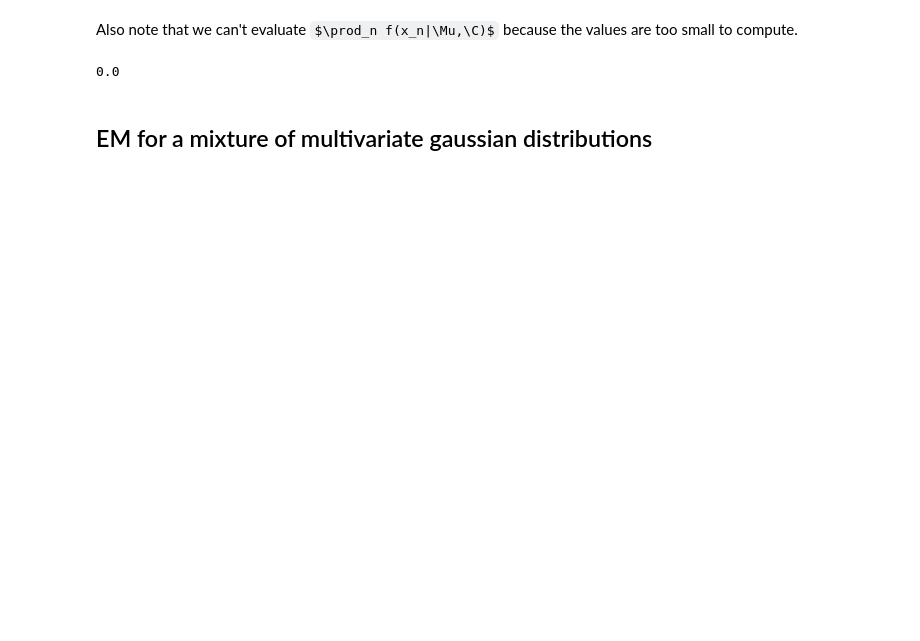
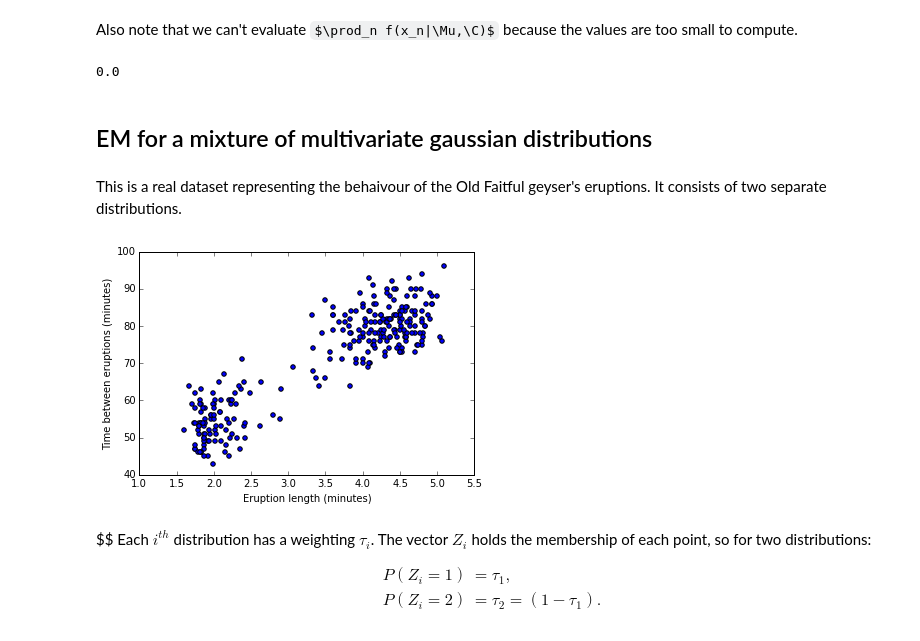
Before and after one commit to Spacerat/Jupyter-Notebooks, a Jupyter notebook: Machine Learning Notes/Expectation Maximisation.ipynb, the cells around one changed output. Drawn from its saved outputs; the diff is of its cells as text; code cells hidden in the pictures; some formulas as TeX source; blank space fills up the shorter version.

```diff
--- a/Machine Learning Notes/Expectation Maximisation.ipynb
+++ b/Machine Learning Notes/Expectation Maximisation.ipynb
@@ -154,0 +155,18 @@ print np.prod(NormalPDF(X, m, C))
+# %% [markdown]
+This is a real dataset representing the behaivour of the Old Faitful geyser's eruptions. It consists of two separate distributions.
+# %%
+X = np.array(json.load(open('oldfaithful.json')))
+plt.scatter(X[:, 0], X[:, 1])
+plt.xlabel('Eruption length (minutes)')
+plt.ylabel('Time between eruptions (minutes)')
+plt.show()
+# %% [output]
+[figure, added]
+# %% [markdown]
+$$
+Each $i^{th}$ distribution has a weighting $\tau_i$. The vector $Z_i$ holds the membership of each point, so for two distributions:
+
+$$\begin{align}
+P(Z_i = 1) &= \tau_1, \\
+P(Z_i = 2) &= \tau_2 = (1 - \tau_1).
+\end{align}$$
```
Also changed, not shown: parts of 16 cells of this notebook.
